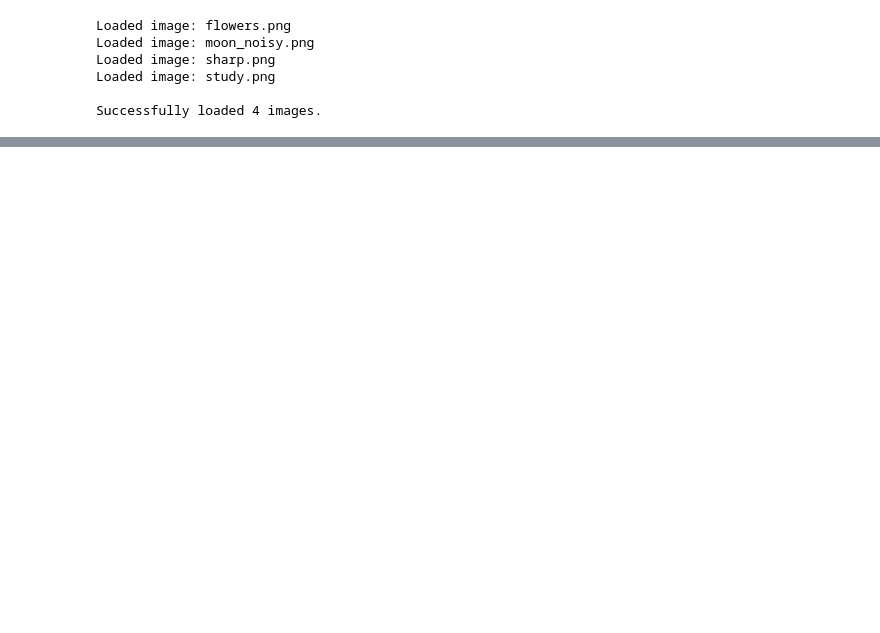
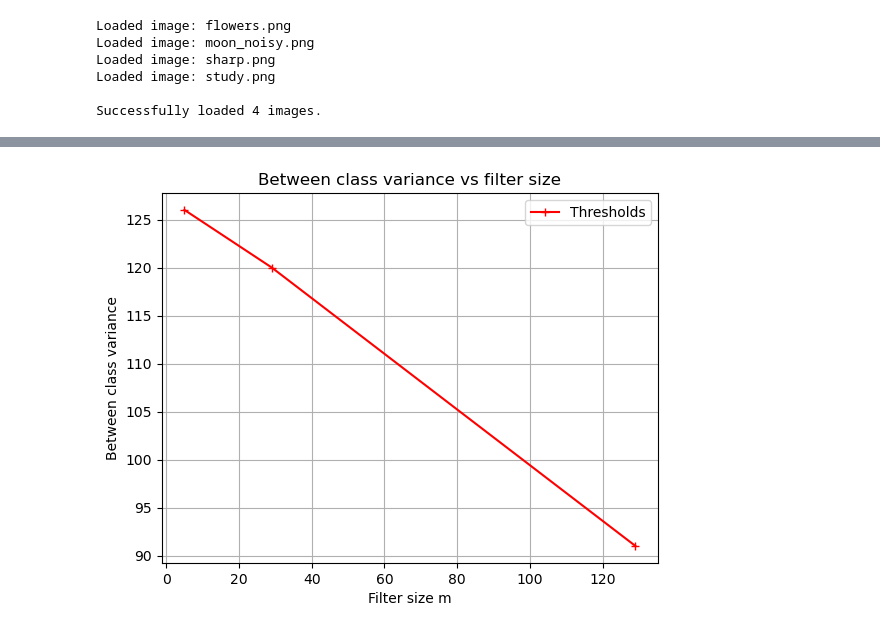
Before and after one commit to Pritam1102/DIP2025, a Jupyter notebook: assignment2.ipynb, the cells around one changed output, grey strips where cells are left out. Cells and saved outputs as stored; diff of their text form; code cells hidden in the pictures; blank space fills up the shorter version.

```diff
--- a/assignment2.ipynb
+++ b/assignment2.ipynb
@@ -26,0 +148,10 @@ flowers, moon_noisy, sharp, study = all_images
+# %%
+plt.plot([5,29, 129], OtsuThresholds, marker = '+', color= 'r', label = 'Thresholds')
+plt.legend()
+plt.title("Between class variance vs filter size")
+plt.xlabel("Filter size m")
+plt.ylabel("Between class variance")
+plt.grid(True)
+plt.show()
+# %% [output]
+[figure, added]
```
Also changed, not shown: parts of 7 cells of this notebook.
